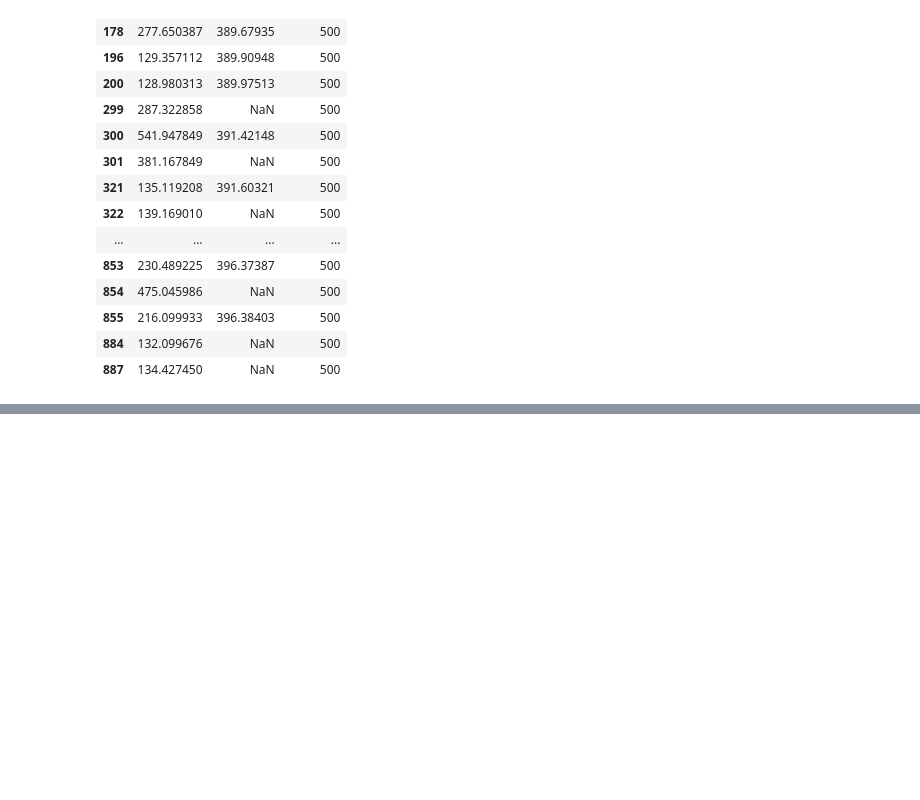
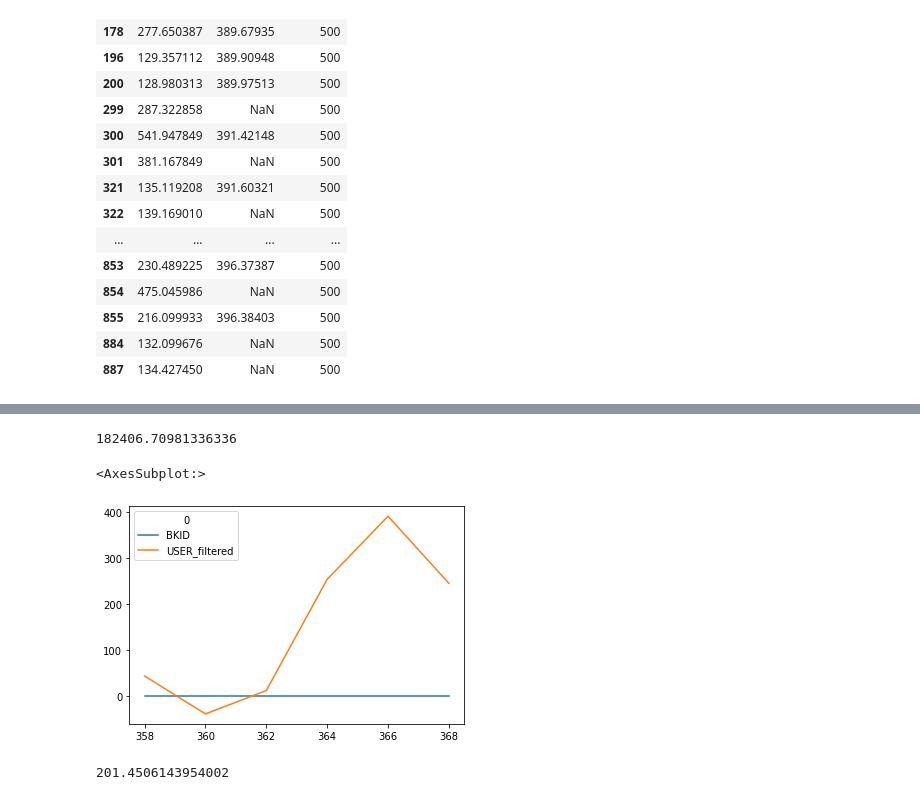
Before and after one commit to anapaulasandes/ppgeb_masters, a Jupyter notebook: python_syncronization/v1-clean_data.ipynb, the cells around one changed output, grey strips where cells are left out. Cells and saved outputs as stored; diff of their text form; code cells hidden in the pictures; blank space fills up the shorter version.

```diff
--- a/python_syncronization/v1-clean_data.ipynb
+++ b/python_syncronization/v1-clean_data.ipynb
@@ -243,0 +409,9 @@ df_plot.loc[df_plot["OUTLIER"] != 0]
+# %%
+df.TIME = df.TIME.astype(float)
+fig = px.line(df, x='TIME', y="USER_filtered")
+px.line(df, x='TIME', y='BKID')
+fig.add_scatter(x=df['TIME'], y=df['BKID'], mode='lines')
+fig.show()
+# %%
+r1 = 392
+r2 = 392.25
@@ -243,0 +432,15 @@ df_plot.loc[df_plot["OUTLIER"] != 0]
+# %%
+integrate( window_eeg_blink1["USER_filtered"].values,window_eeg_blink1["BKID"].values)
+# %% [output]
+182406.70981336336
+# %%
+bk_2 = df.loc[(df["TIME"] >= r1-0.1) & (df["TIME"] <= r1)]
+# %%
+bk_2[["BKID","USER_filtered"]].plot()
+# %% [output]
+<AxesSubplot:>
+[figure, added]
+# %%
+integrate( bk_2["USER_filtered"].values,bk_2["BKID"].values +1)
+# %% [output]
+201.4506143954002
```
Also changed, not shown: parts of 42 cells of this notebook, 25 other files.
